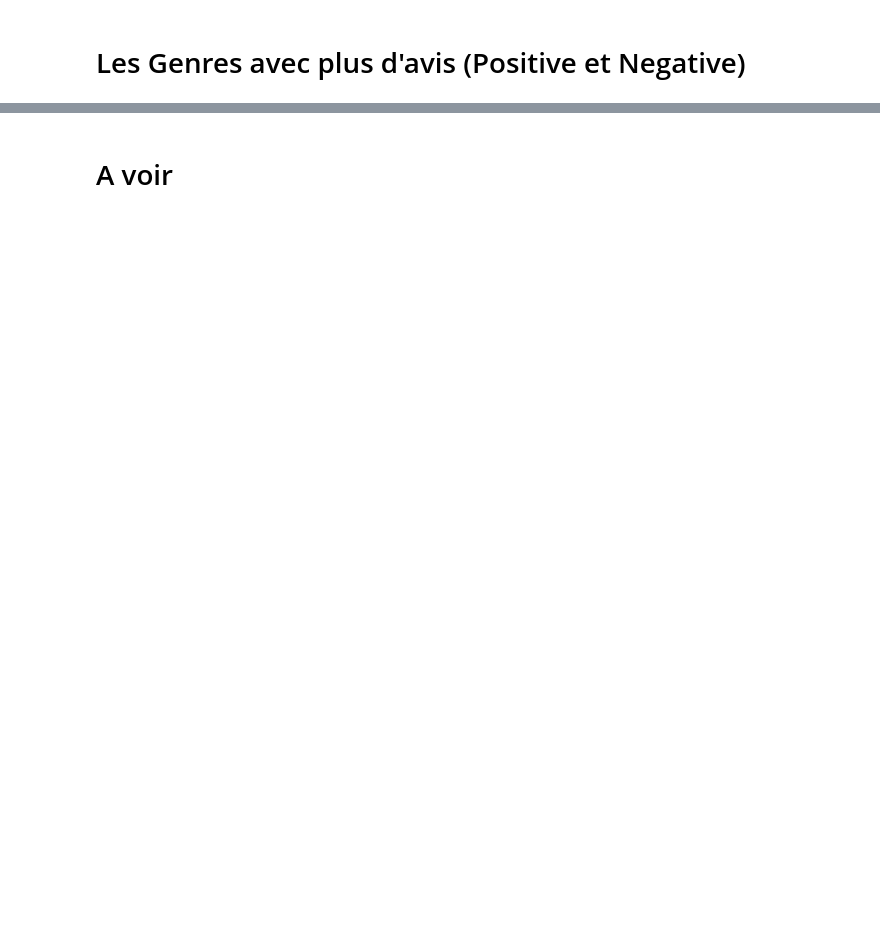
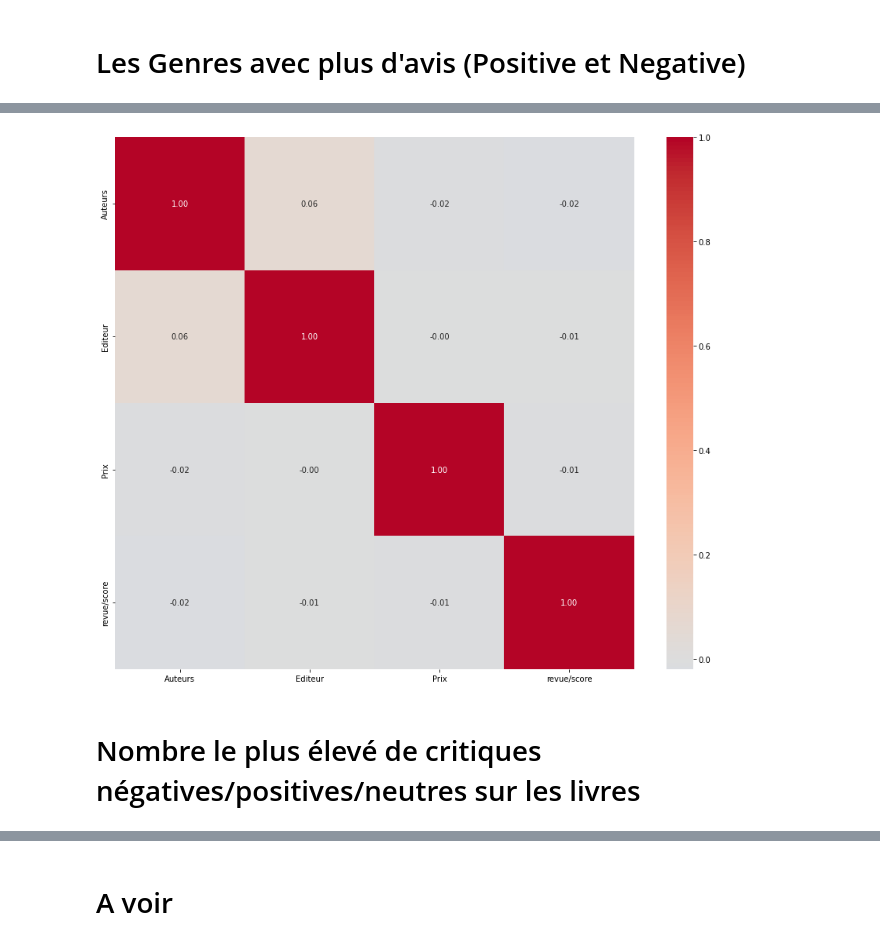
Before and after one commit to dreddee/SaeS6, a Jupyter notebook: prepa_data.ipynb, the cells around one changed output, grey strips where cells are left out. Drawn from its saved outputs; the diff is of its cells as text; code cells hidden in the pictures; blank space fills up the shorter version.

```diff
--- a/prepa_data.ipynb
+++ b/prepa_data.ipynb
@@ -62,0 +104,2 @@ merged_df.head(2)
+# %%
+AuthorDF = unwindColumns(datadf.dropna(subset=['Auteurs']),['Auteurs'])
@@ -185,0 +353,7 @@ print(negative_frequencies.sort_values(by='frequency',ascending=False).head(10))
+# %%
+AuthorDF_train, _ = train_test_split(AuthorDF[['Auteurs']], test_size=0.2)
+Author_enc = OrdinalEncoder(handle_unknown='use_encoded_value',unknown_value=-1)
+Author_enc.fit(AuthorDF_train)
+
+AuthorDF_encoded = AuthorDF.copy()
+AuthorDF_encoded[['Auteurs']] = Author_enc.transform(AuthorDF[['Auteurs']])
@@ -185,0 +376,7 @@ print(negative_frequencies.sort_values(by='frequency',ascending=False).head(10))
+# %%
+EditorDF_train, _ = train_test_split(AuthorDF[['Editeur']], test_size=0.2)
+Editor_enc = OrdinalEncoder(handle_unknown='use_encoded_value',unknown_value=-1)
+Editor_enc.fit(EditorDF_train)
+
+EditorDF_encoded = AuthorDF_encoded.copy()
+EditorDF_encoded[['Editeur']] = Editor_enc.transform(AuthorDF[['Editeur']])
@@ -185,0 +399,21 @@ print(negative_frequencies.sort_values(by='frequency',ascending=False).head(10))
+# %%
+merged_corr_df = pd.merge(EditorDF_encoded, ratingdf, on='Titre')[['Auteurs','Editeur','Prix','revue/score']]
+# %%
+# 8. Existe t-il une corrélation entre l’éditeur et le commentaire (score)
+# 9. Existe-t-il une corrélation entre les auteurs et le commentaire (score).
+correlation_matrix = merged_corr_df.corr()
+
+plt.figure(figsize=(12, 10))
+sns.heatmap(correlation_matrix,
+            annot=True,
+            cmap='coolwarm',
+            center=0,
+            fmt='.2f')
+
+
+plt.tight_layout()
+plt.show()
+# %% [output]
+[figure, added]
+# %% [markdown]
+# Nombre le plus élevé de critiques négatives/positives/neutres sur les livres
```
Also changed, not shown: parts of 31 cells of this notebook, 1 other file.
